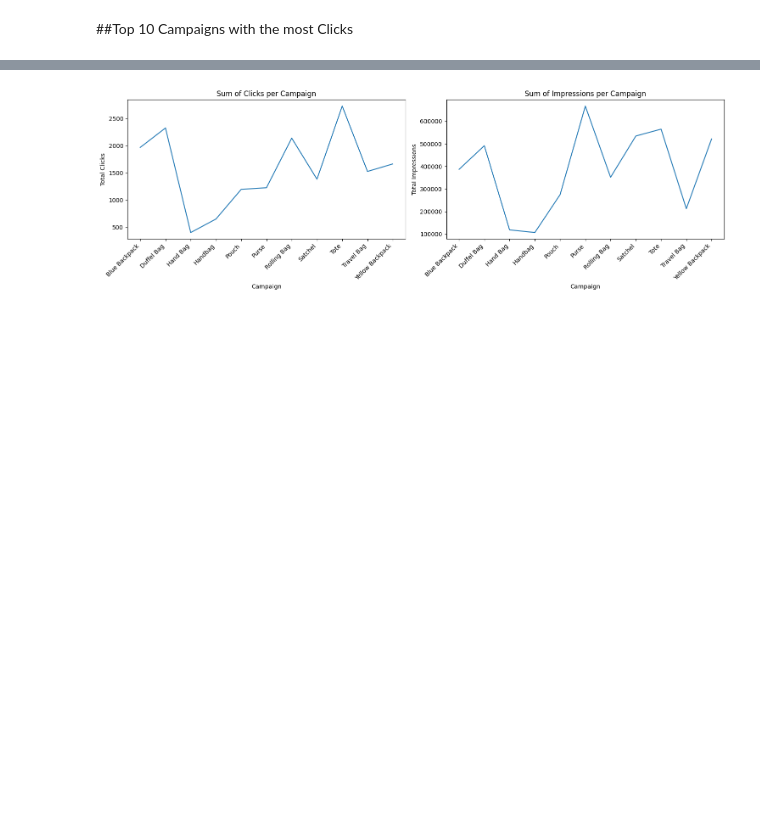
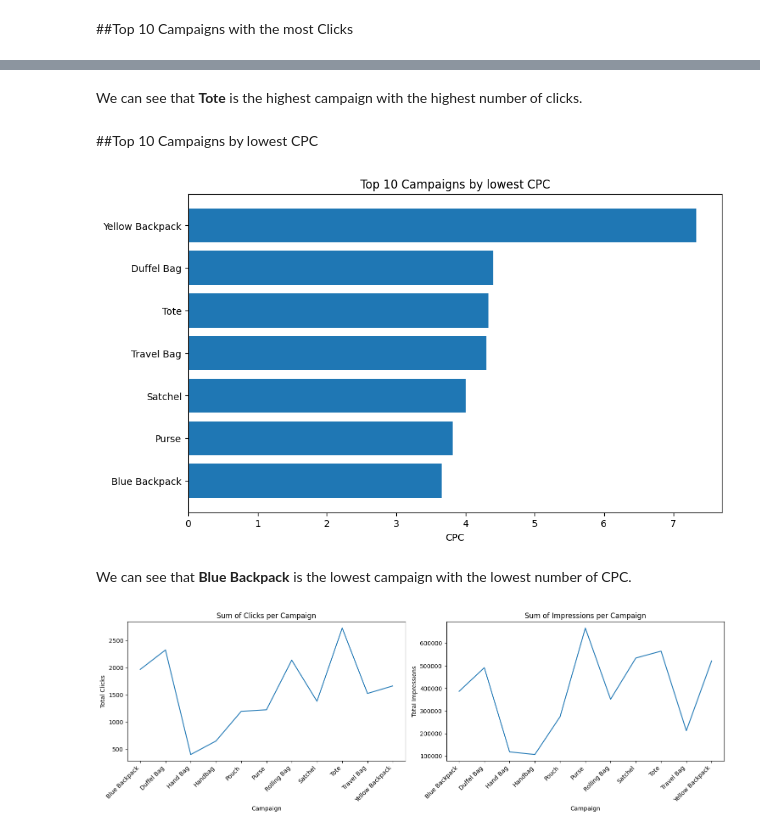
Before and after one commit to CMunoz-28/Marketing-Analytics-CSUEastBay, a Jupyter notebook: Stukent_OptimizeforClicks.ipynb, the cells around one changed output, grey strips where cells are left out. Saved outputs shown, nothing was run; the diff lists cells and outputs as text; code cells hidden in the pictures; blank space fills up the shorter version.

```diff
--- a/Stukent_OptimizeforClicks.ipynb
+++ b/Stukent_OptimizeforClicks.ipynb
@@ -250,2 +376,21 @@ plt.show()
+# %% [markdown]
+We can see that **Tote** is the highest campaign with the highest number of clicks.
+# %% [markdown]
+##Top 10 Campaigns by lowest CPC
+# %%
+# Selecting the top 10 campaigns with the lowest CPC
+lowest_cpc_campaigns = clicks_df.sort_values(by='CPC', ascending=False).head(10)[['Campaign', 'CPC', 'Cost', 'Clicks']]
+
+# Plotting the data
+plt.figure(figsize=(10, 6))
+plt.barh(lowest_cpc_campaigns['Campaign'], lowest_cpc_campaigns['CPC'])
+plt.xlabel('CPC')
+plt.title('Top 10 Campaigns by lowest CPC')
+plt.gca().invert_yaxis()
+plt.show()
+# %% [output]
+[figure, added]
+# %% [markdown]
+We can see that **Blue Backpack** is the lowest campaign with the lowest number of CPC.
 # %%
 # Sum of clicks & Sum of impressions
```
Also changed, not shown: parts of 47 cells of this notebook.
